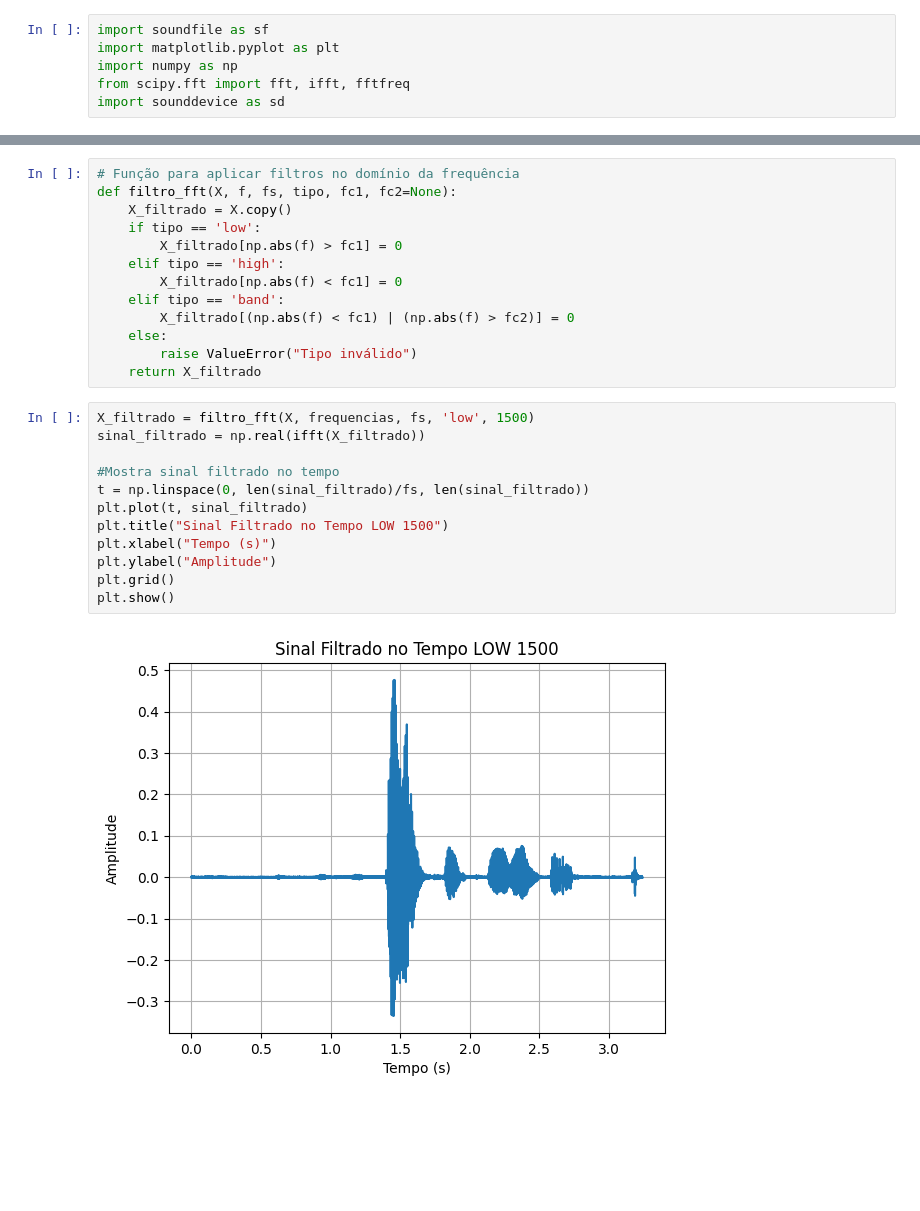
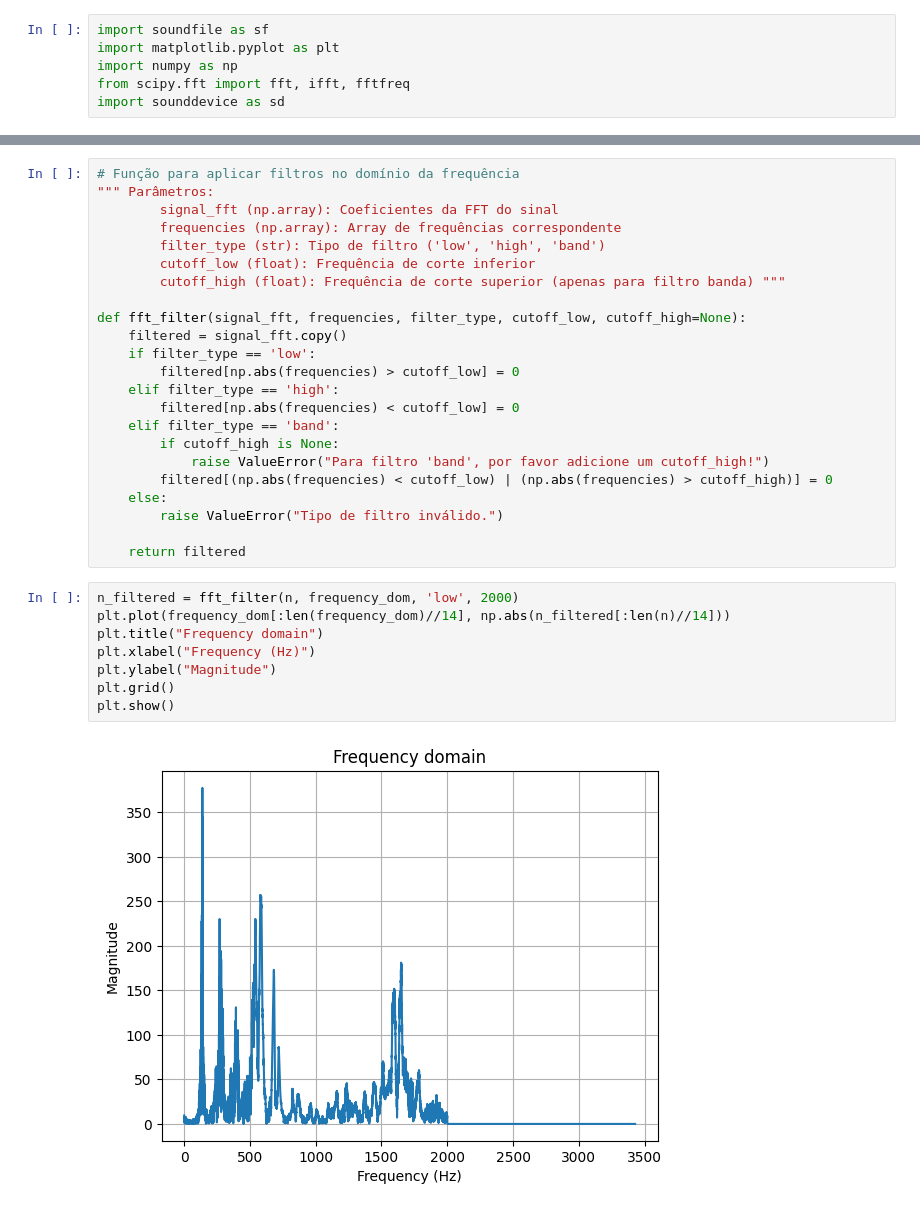
Before and after one commit to Radipaw/Projeto-Fourier, a Jupyter notebook: ProjectSound.ipynb, the cells around one changed output, grey strips where cells are left out. Drawn from its saved outputs; the diff is of its cells as text; blank space fills up the shorter version.

Commit message:
ajustando filtros

```diff
--- a/ProjectSound.ipynb
+++ b/ProjectSound.ipynb
@@ -33,28 +33,34 @@ plt.show()
 # %%
 # Função para aplicar filtros no domínio da frequência
-def filtro_fft(X, f, fs, tipo, fc1, fc2=None):
-    X_filtrado = X.copy()
-    if tipo == 'low':
-        X_filtrado[np.abs(f) > fc1] = 0
-    elif tipo == 'high':
-        X_filtrado[np.abs(f) < fc1] = 0
-    elif tipo == 'band':
-        X_filtrado[(np.abs(f) < fc1) | (np.abs(f) > fc2)] = 0
+""" Parâmetros:
+        signal_fft (np.array): Coeficientes da FFT do sinal
+        frequencies (np.array): Array de frequências correspondente
+        filter_type (str): Tipo de filtro ('low', 'high', 'band')
+        cutoff_low (float): Frequência de corte inferior
+        cutoff_high (float): Frequência de corte superior (apenas para filtro banda) """
+
+def fft_filter(signal_fft, frequencies, filter_type, cutoff_low, cutoff_high=None):
+    filtered = signal_fft.copy()
+    if filter_type == 'low':
+        filtered[np.abs(frequencies) > cutoff_low] = 0
+    elif filter_type == 'high':
+        filtered[np.abs(frequencies) < cutoff_low] = 0
+    elif filter_type == 'band':
+        if cutoff_high is None:
+            raise ValueError("Para filtro 'band', por favor adicione um cutoff_high!")
+        filtered[(np.abs(frequencies) < cutoff_low) | (np.abs(frequencies) > cutoff_high)] = 0
     else:
-        raise ValueError("Tipo inválido")
-    return X_filtrado
+        raise ValueError("Tipo de filtro inválido.")
+
+    return filtered
 # %%
-X_filtrado = filtro_fft(X, frequencias, fs, 'low', 1500)
-sinal_filtrado = np.real(ifft(X_filtrado))
-
-#Mostra sinal filtrado no tempo
-t = np.linspace(0, len(sinal_filtrado)/fs, len(sinal_filtrado))
-plt.plot(t, sinal_filtrado)
-plt.title("Sinal Filtrado no Tempo LOW 1500")
-plt.xlabel("Tempo (s)")
-plt.ylabel("Amplitude")
+n_filtered = fft_filter(n, frequency_dom, 'low', 2000)
+plt.plot(frequency_dom[:len(frequency_dom)//14], np.abs(n_filtered[:len(n)//14]))
+plt.title("Frequency domain")
+plt.xlabel("Frequency (Hz)")
+plt.ylabel("Magnitude")
 plt.grid()
 plt.show()
 # %% [output]
-[figure, old version]
+[figure, new version]
 # %%
```
Also changed, not shown: parts of 7 cells of this notebook.
